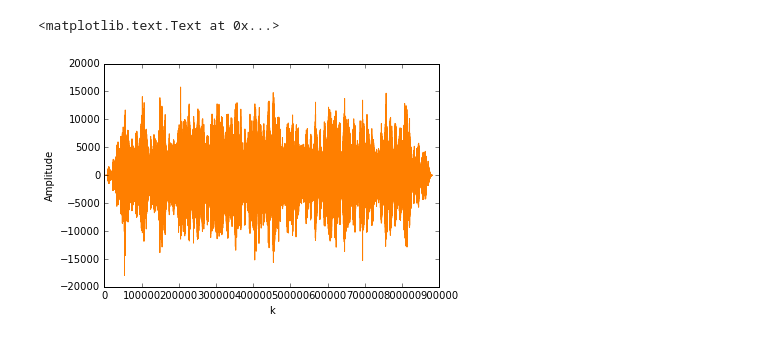
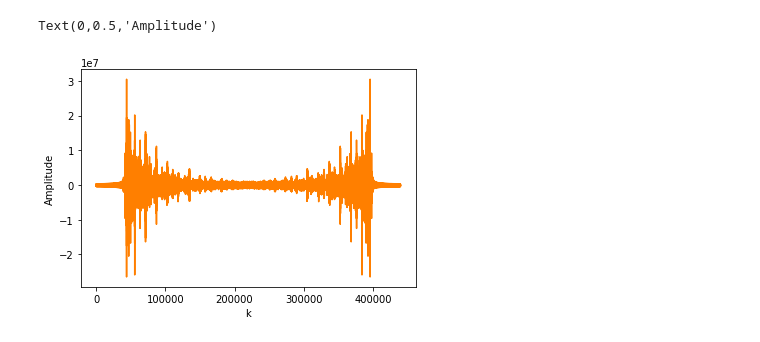
Before and after one commit to luparral/signal_processing, a Jupyter notebook: pitch_change.ipynb, the cells around one changed output. Drawn from its saved outputs; the diff is of its cells as text; code cells hidden in the pictures.

```diff
--- a/pitch_change.ipynb
+++ b/pitch_change.ipynb
@@ -111,14 +111,14 @@ plt.plot(time2,signal2)
 # %%
 from numpy import fft as fft
 left, right = signal2[0::2], signal2[1::2]  # left and right channel
 fourier=fft.fft(left)
 
-plt.plot(signal2, color='#ff7f00')
+plt.plot(fourier, color='#ff7f00')
 plt.xlabel('k')
 plt.ylabel('Amplitude')
 # %% [output]
-<matplotlib.text.Text at 0x...>
+Text(0,0.5,'Amplitude')
-[figure, old version]
+[figure, new version]
 # %%
 wr_copy.close()
 wr_copy2.close()
```
Also changed, not shown: parts of 3 cells of this notebook.
